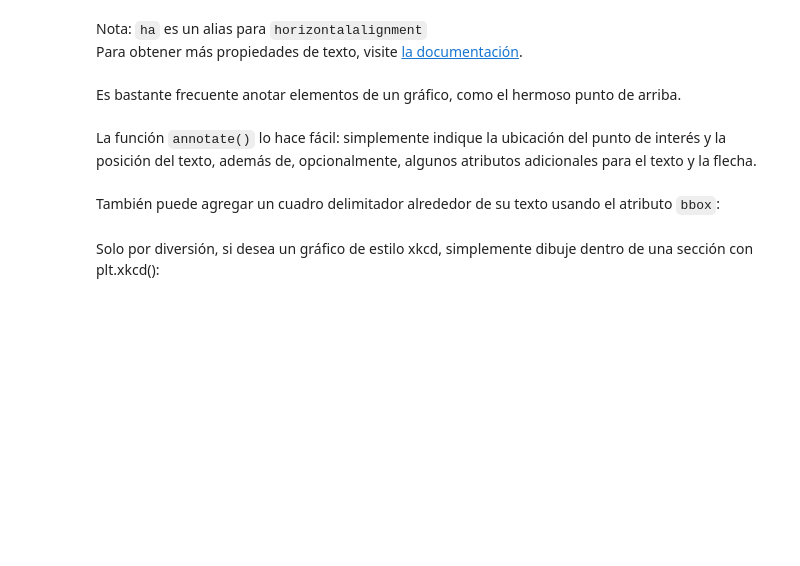
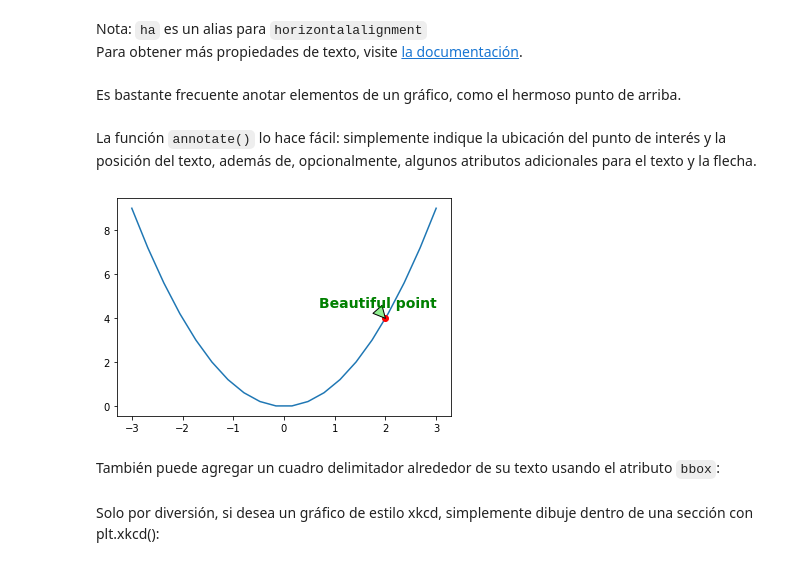
Before and after one commit to marco-canas/encuentra_tu_persona_vitamina, a Jupyter notebook: classes/class_13/class_13.ipynb, the cells around one changed output. Saved outputs shown, nothing was run; the diff lists cells and outputs as text; code cells hidden in the pictures; blank space fills up the shorter version.

```diff
--- a/classes/class_13/class_13.ipynb
+++ b/classes/class_13/class_13.ipynb
@@ -626,11 +543,20 @@ Es bastante frecuente anotar elementos de un gráfico, como el hermoso punto de
 # %% [markdown]
 La función `annotate()` lo hace fácil: simplemente indique la ubicación del punto de interés y la posición del texto, además de, opcionalmente, algunos atributos adicionales para el texto y la flecha.
 # %%
+import numpy as np
+import matplotlib.pyplot as plt
+x = np.linspace(-3,3,20)
+
+px = 2
+py = px**2
+
 plt.plot(x, x**2, px, py, "ro")
 plt.annotate("Beautiful point", xy=(px, py), xytext=(px-1.3,py+0.5),
                            color="green", weight="heavy", fontsize=14,
                            arrowprops={"facecolor": "lightgreen"})
 plt.show()
+# %% [output]
+[figure, added]
 # %% [markdown]
 También puede agregar un cuadro delimitador alrededor de su texto usando el atributo `bbox`:
 # %%
```
Also changed, not shown: parts of 24 cells of this notebook, 8 other files.
